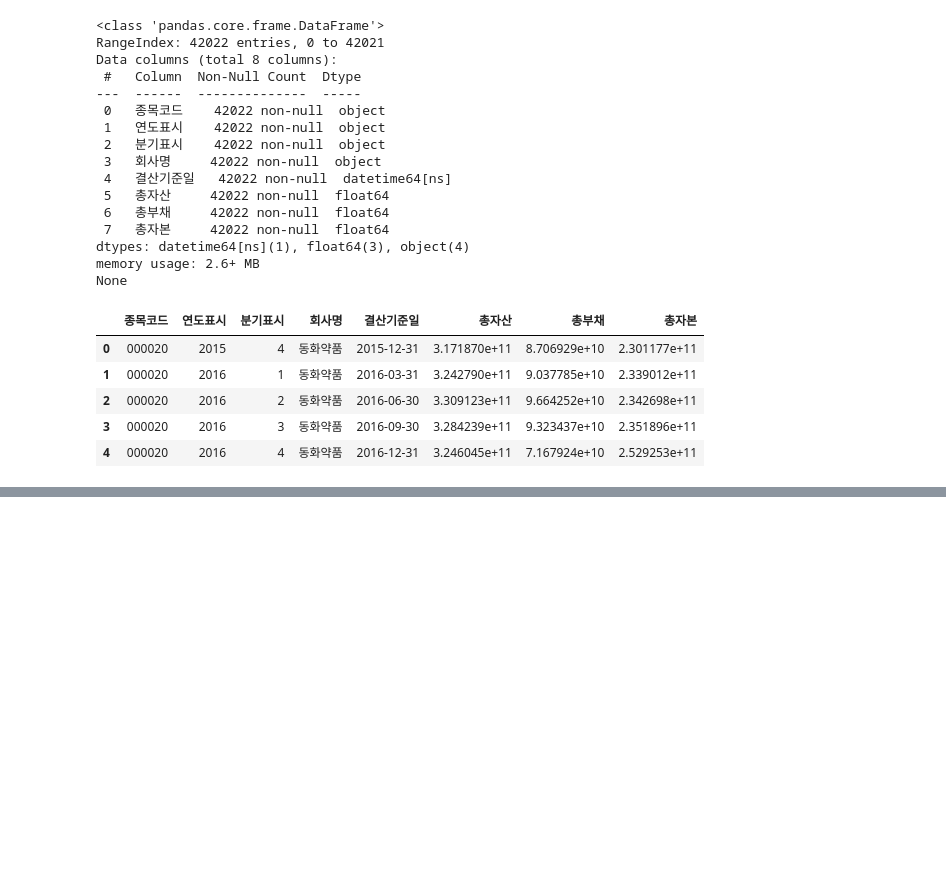
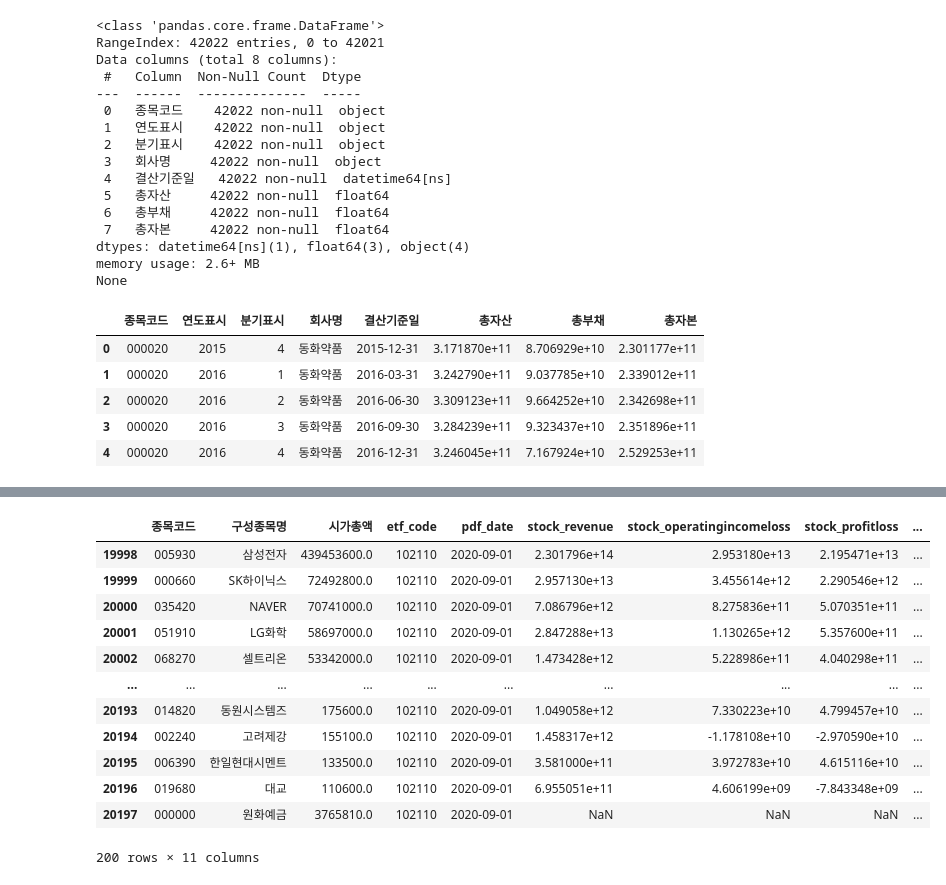
Before and after one commit to Ryong1998/snowball, a Jupyter notebook: 3_Data_Preparation.ipynb, the cells around one changed output, grey strips where cells are left out. Saved outputs shown, nothing was run; the diff lists cells and outputs as text; code cells hidden in the pictures; blank space fills up the shorter version.

```diff
--- a/3_Data_Preparation.ipynb
+++ b/3_Data_Preparation.ipynb
@@ -3288,0 +3409,16 @@ df_pdf_files.loc[15000:15001,:]
+# %%
+df_pdf_files.loc[(df_pdf_files['etf_code']==102110)&(df_pdf_files['pdf_date']=='2020-09-01'),:]
+# %% [output]
+|  | 종목코드 | 구성종목명 | 시가총액 | etf_code | pdf_date | stock_revenue | stock_operatingincomeloss | stock_profitloss | ... |
+| 19998 | 005930 | 삼성전자 | 439453600.0 | 102110 | 2020-09-01 | 2.301796e+14 | 2.953180e+13 | 2.195471e+13 | ... |
+| 19999 | 000660 | SK하이닉스 | 72492800.0 | 102110 | 2020-09-01 | 2.957130e+13 | 3.455614e+12 | 2.290546e+12 | ... |
+| 20000 | 035420 | NAVER | 70741000.0 | 102110 | 2020-09-01 | 7.086796e+12 | 8.275836e+11 | 5.070351e+11 | ... |
+| 20001 | 051910 | LG화학 | 58697000.0 | 102110 | 2020-09-01 | 2.847288e+13 | 1.130265e+12 | 5.357600e+11 | ... |
+| 20002 | 068270 | 셀트리온 | 53342000.0 | 102110 | 2020-09-01 | 1.473428e+12 | 5.228986e+11 | 4.040298e+11 | ... |
+| ... | ... | ... | ... | ... | ... | ... | ... | ... | ... |
+| 20193 | 014820 | 동원시스템즈 | 175600.0 | 102110 | 2020-09-01 | 1.049058e+12 | 7.330223e+10 | 4.799457e+10 | ... |
+| 20194 | 002240 | 고려제강 | 155100.0 | 102110 | 2020-09-01 | 1.458317e+12 | -1.178108e+10 | -2.970590e+10 | ... |
+| 20195 | 006390 | 한일현대시멘트 | 133500.0 | 102110 | 2020-09-01 | 3.581000e+11 | 3.972783e+10 | 4.615116e+10 | ... |
+| 20196 | 019680 | 대교 | 110600.0 | 102110 | 2020-09-01 | 6.955051e+11 | 4.606199e+09 | -7.843348e+09 | ... |
+| 20197 | 000000 | 원화예금 | 3765810.0 | 102110 | 2020-09-01 | NaN | NaN | NaN | ... |
+200 rows × 11 columns
```
Also changed, not shown: parts of 33 cells of this notebook.
